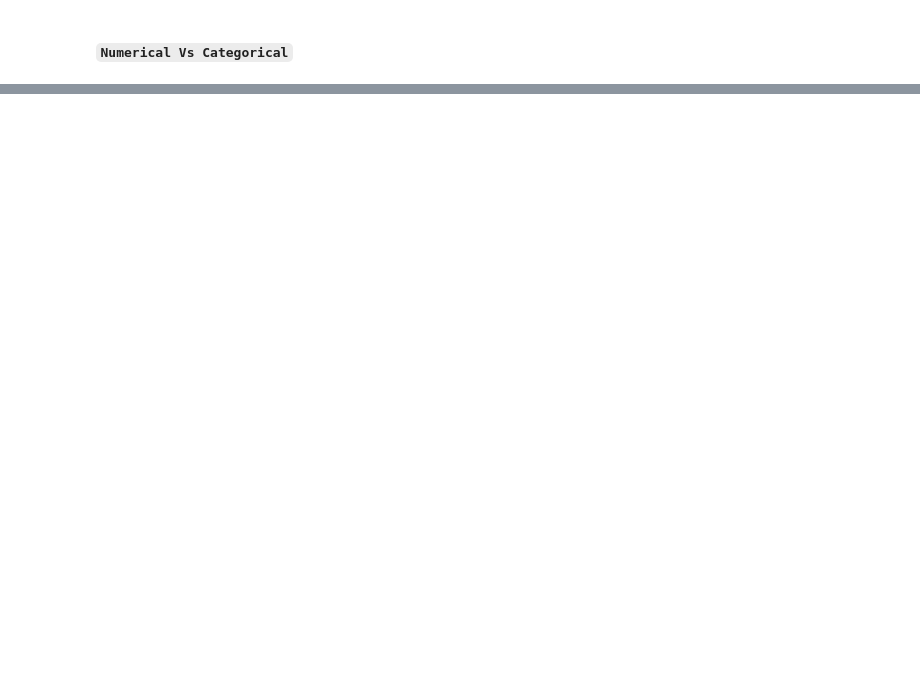
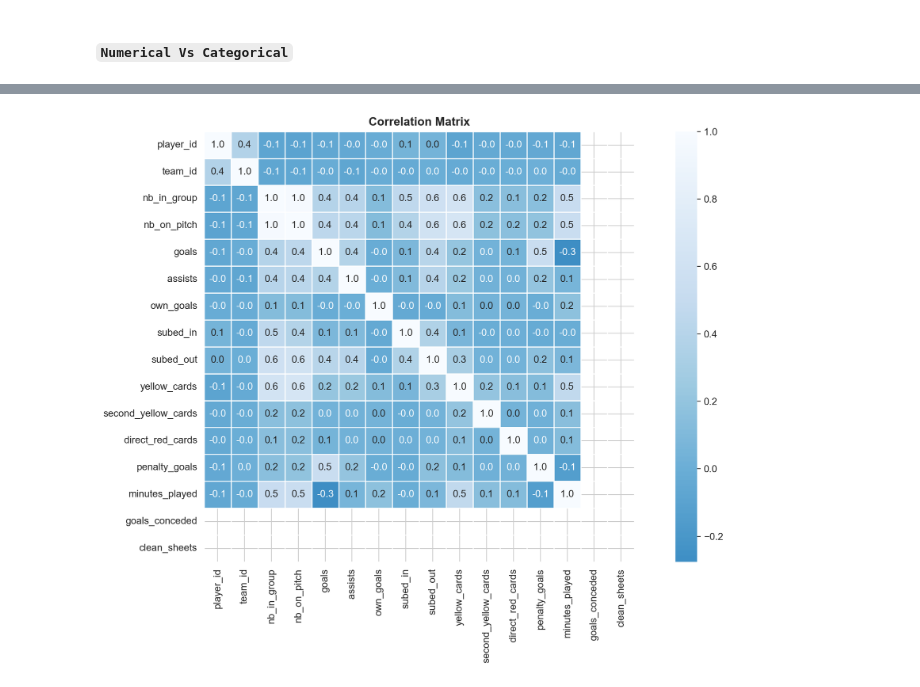
Before and after one commit to ariyan378/Football-Data_Analysis, a Jupyter notebook: Football.ipynb, the cells around one changed output, grey strips where cells are left out. Drawn from its saved outputs; the diff is of its cells as text; code cells hidden in the pictures; blank space fills up the shorter version.

```diff
--- a/Football.ipynb
+++ b/Football.ipynb
@@ -1834,0 +1993,3 @@ The Correlation   : 0.46
+# %%
+corr = df.select_dtypes(include=[np.number]).corr()
+corr
@@ -1834,0 +2014,9 @@ The Correlation   : 0.46
+# %%
+plt.figure(figsize=(12,8), dpi=200)
+
+sns.heatmap(corr , annot=True, fmt=".1f",cmap='Blues_r' , center=0 ,square=True , linewidths=1)
+plt.title('Correlation Matrix' , weight='bold')
+plt.tight_layout()
+plt.show()
+# %% [output]
+[figure, added]
```
Also changed, not shown: parts of 39 cells of this notebook.
